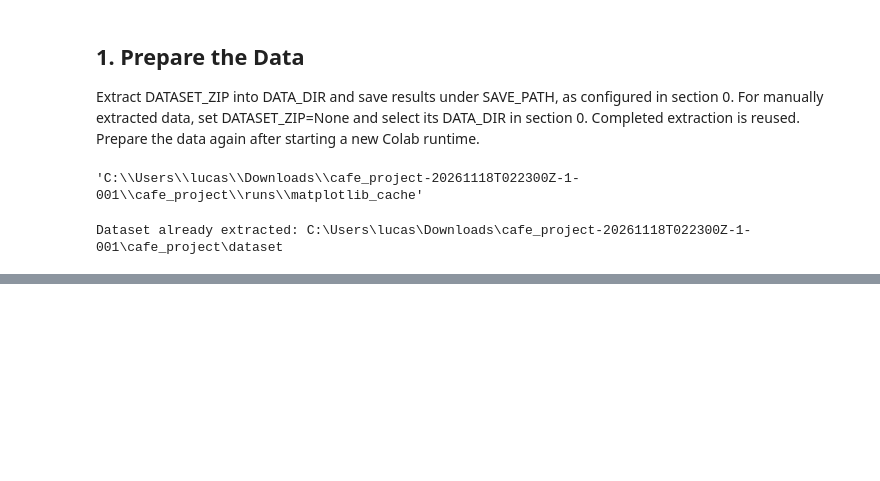
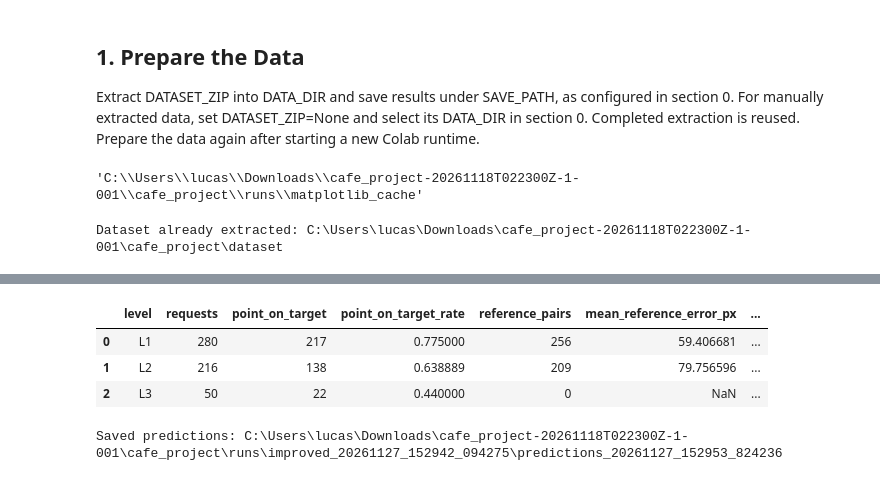
Before and after one commit to lucasroypicard/cafe_robot_hanyang, a Jupyter notebook: improved.ipynb, the cells around one changed output, grey strips where cells are left out. Cells and saved outputs as stored; diff of their text form; code cells hidden in the pictures; blank space fills up the shorter version.

```diff
--- a/improved.ipynb
+++ b/improved.ipynb
@@ -301,0 +753,18 @@ class CupDataset(Dataset):
+# %%
+from IPython.display import display
+from common.validation import evaluate_predictions
+
+PREDICTION_DIR = None
+if predictor is not None:
+    PREDICTION_DIR, prediction_table = evaluate_predictions(
+        predictor, max_level=MAX_LEVEL, data_root=DATA_DIR,
+        views=VIEWS, model_name=MODEL_NAME, output_root=RUN_DIR, checkpoint=CHECKPOINT_PATH,
+    )
+    display(prediction_table)
+    print("Saved predictions:", PREDICTION_DIR)
+# %% [output]
+|  | level | requests | point_on_target | point_on_target_rate | reference_pairs | mean_reference_error_px | ... |
+| 0 | L1 | 280 | 217 | 0.775000 | 256 | 59.406681 | ... |
+| 1 | L2 | 216 | 138 | 0.638889 | 209 | 79.756596 | ... |
+| 2 | L3 | 50 | 22 | 0.440000 | 0 | NaN | ... |
+Saved predictions: C:\Users\lucas\Downloads\cafe_project-20261118T022300Z-1-001\cafe_project\runs\improved_20261127_152942_094275\predictions_20261127_152953_824236
```
Also changed, not shown: parts of 28 cells of this notebook, 3 other files.
